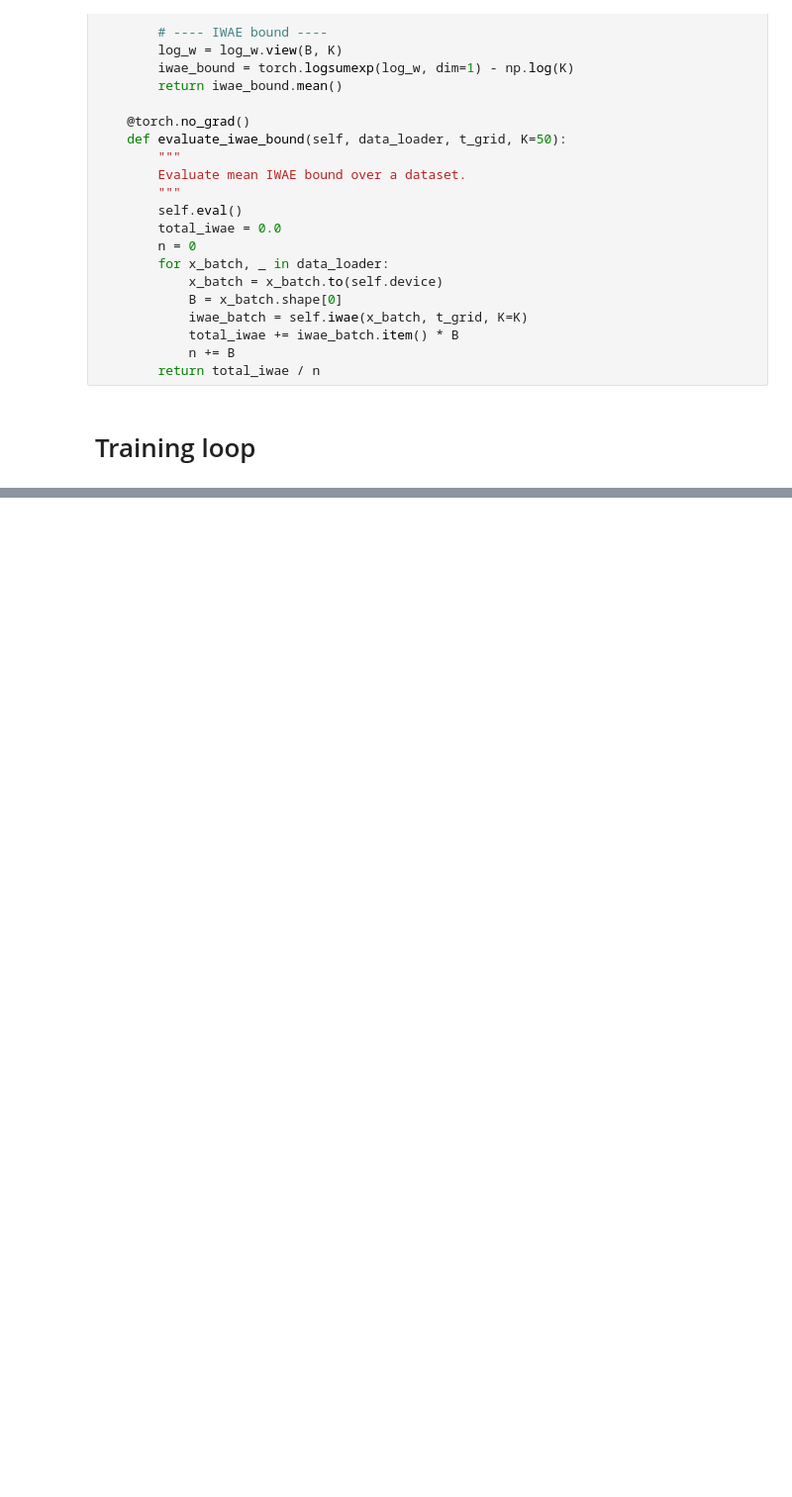
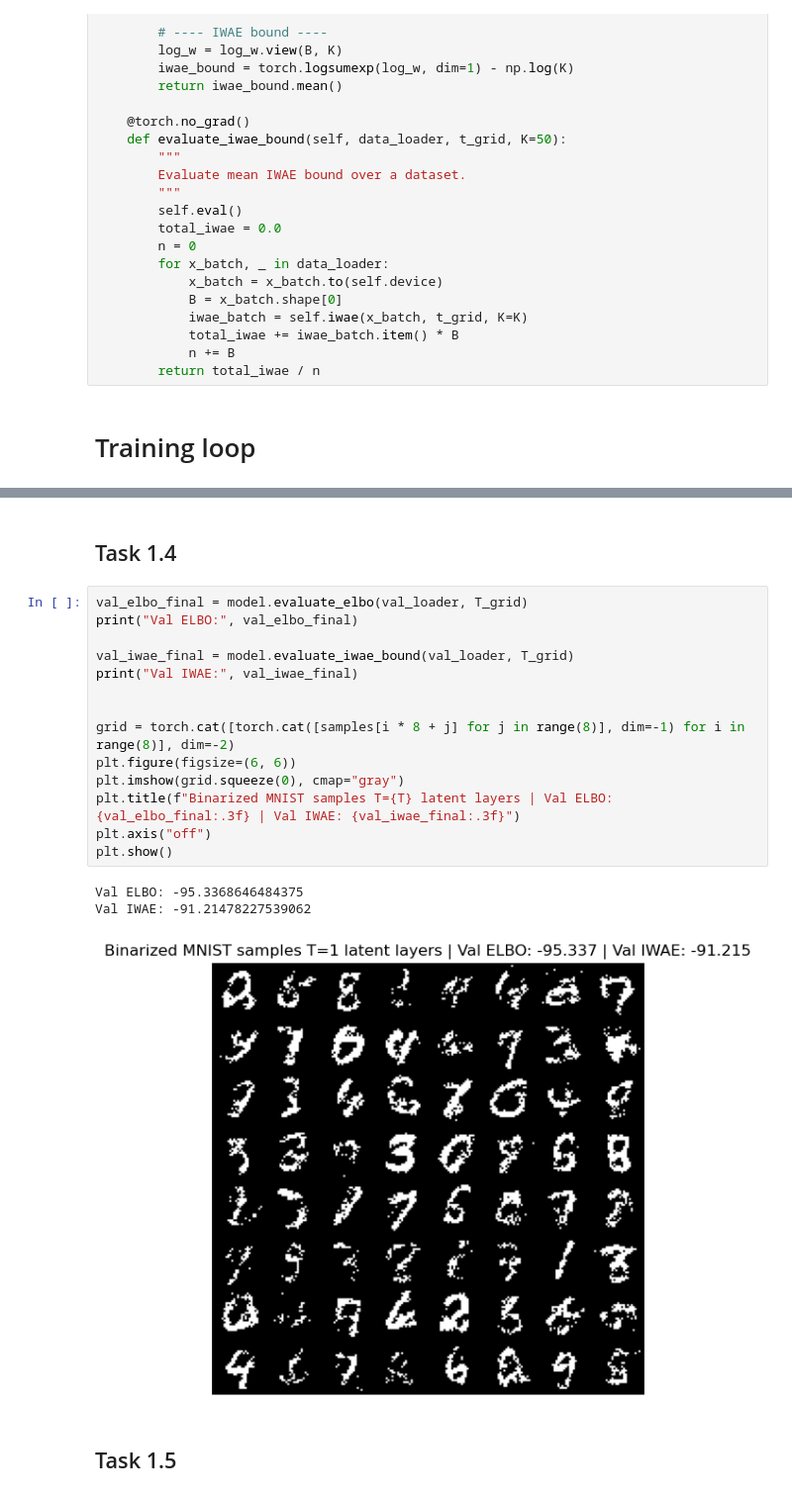
Before and after one commit to tdh424/DL-MR-GREEN, a Jupyter notebook: Assignment 4/Handin/hierarchical_VAE.ipynb, the cells around one changed output, grey strips where cells are left out. Shown at 99% size. Drawn from its saved outputs; the diff is of its cells as text; blank space fills up the shorter version.

```diff
--- a/Assignment 4/Handin/hierarchical_VAE.ipynb
+++ b/Assignment 4/Handin/hierarchical_VAE.ipynb
@@ -504,0 +611,22 @@ Epoch   9 | ELBO: -105.152 | Validation ELBO: -105.392
+# %% [markdown]
+## Task 1.4
+# %%
+val_elbo_final = model.evaluate_elbo(val_loader, T_grid)
+print("Val ELBO:", val_elbo_final)
+
+val_iwae_final = model.evaluate_iwae_bound(val_loader, T_grid)
+print("Val IWAE:", val_iwae_final)
+
+
+grid = torch.cat([torch.cat([samples[i * 8 + j] for j in range(8)], dim=-1) for i in range(8)], dim=-2)
+plt.figure(figsize=(6, 6))
+plt.imshow(grid.squeeze(0), cmap="gray")
+plt.title(f"Binarized MNIST samples T={T} latent layers | Val ELBO: {val_elbo_final:.3f} | Val IWAE: {val_iwae_final:.3f}")
+plt.axis("off")
+plt.show()
+# %% [output]
+Val ELBO: -95.3368646484375
+Val IWAE: -91.21478227539062
+[figure, added]
+# %% [markdown]
+## Task 1.5
```
Also changed, not shown: parts of 14 cells of this notebook, 13 other files.
